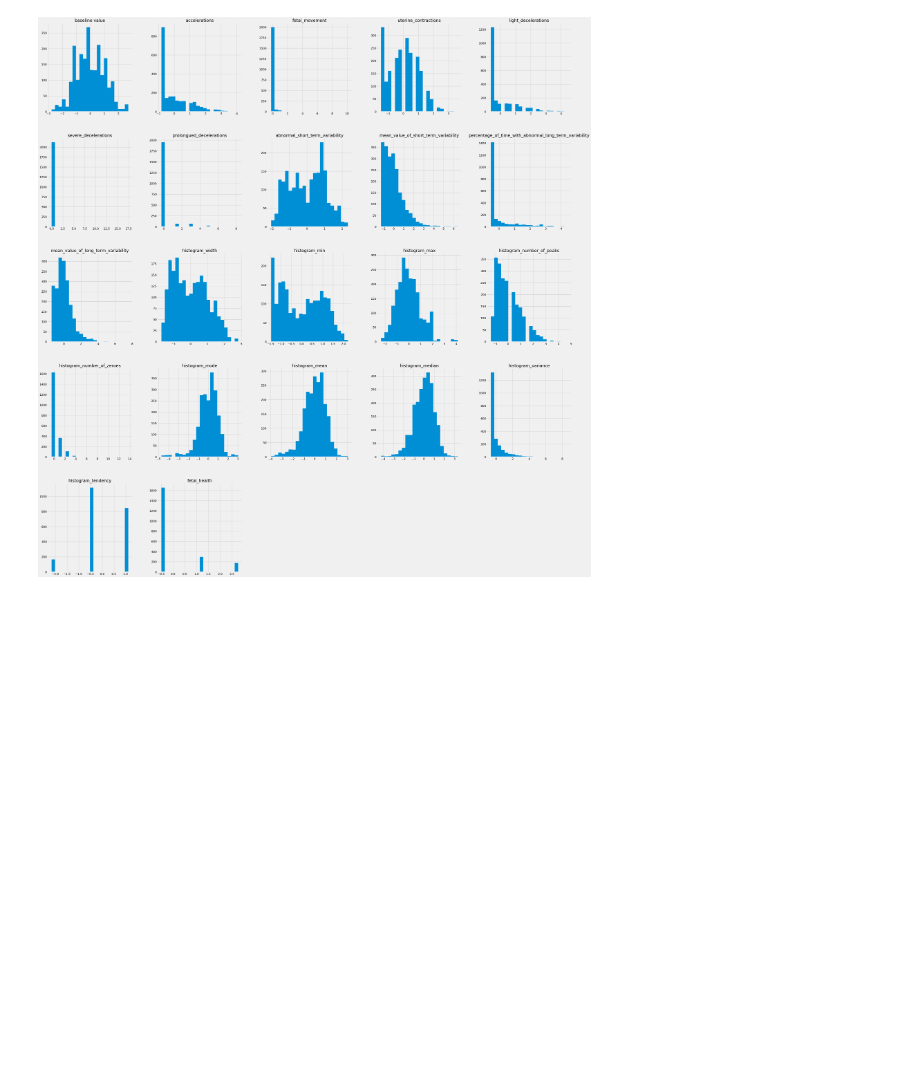
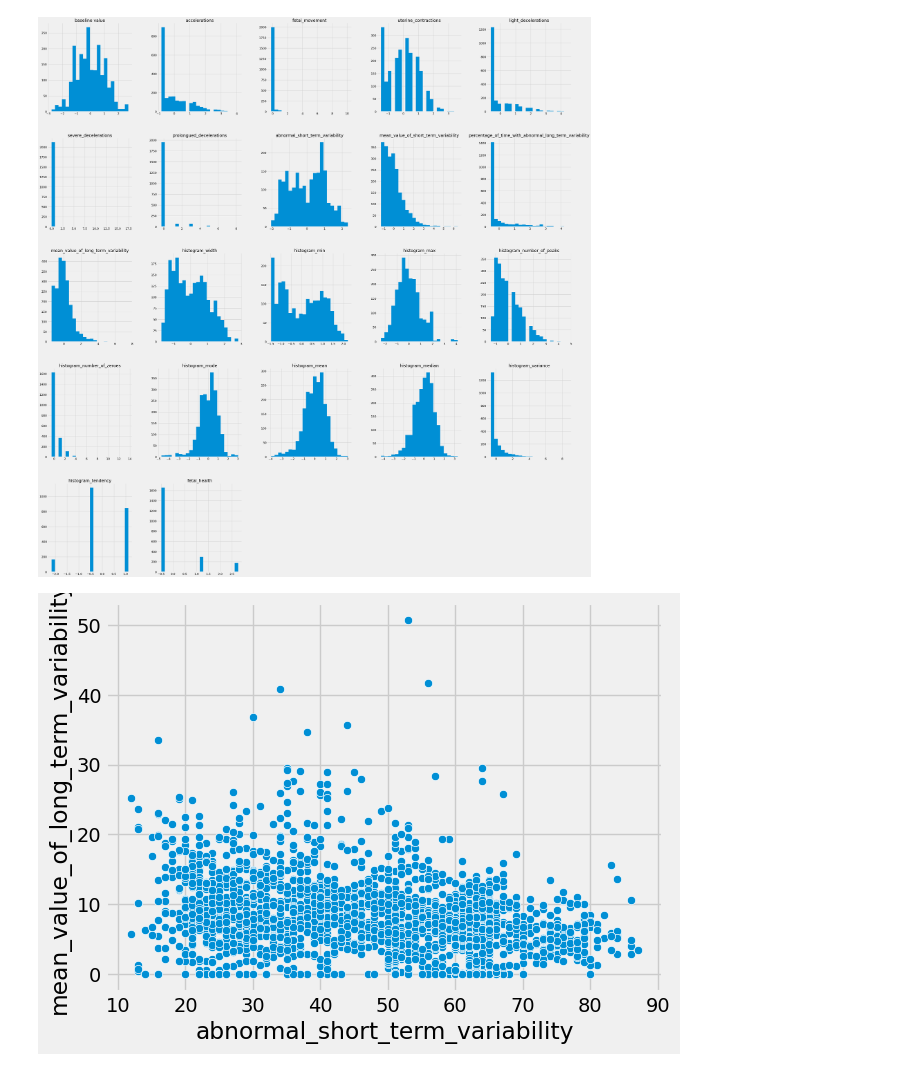
Before and after one commit to ChetanSarda99/fetal-health-classification, a Jupyter notebook: notebooks/data_eda.ipynb, the cells around one changed output. Saved outputs shown, nothing was run; the diff lists cells and outputs as text; code cells hidden in the pictures; blank space fills up the shorter version.

```diff
--- a/notebooks/data_eda.ipynb
+++ b/notebooks/data_eda.ipynb
@@ -98,3 +101,9 @@ scaled_data.hist(bins = 22,figsize=(40,45))
 plt.show()
 # %% [output]
 [figure]
+# %%
+#scatterplot for each column
+sns.scatterplot(y= raw_data['mean_value_of_long_term_variability'],x=raw_data['abnormal_short_term_variability'])
+plt.show()
+# %% [output]
+[figure, added]
```
Also changed, not shown: parts of 2 cells of this notebook.
